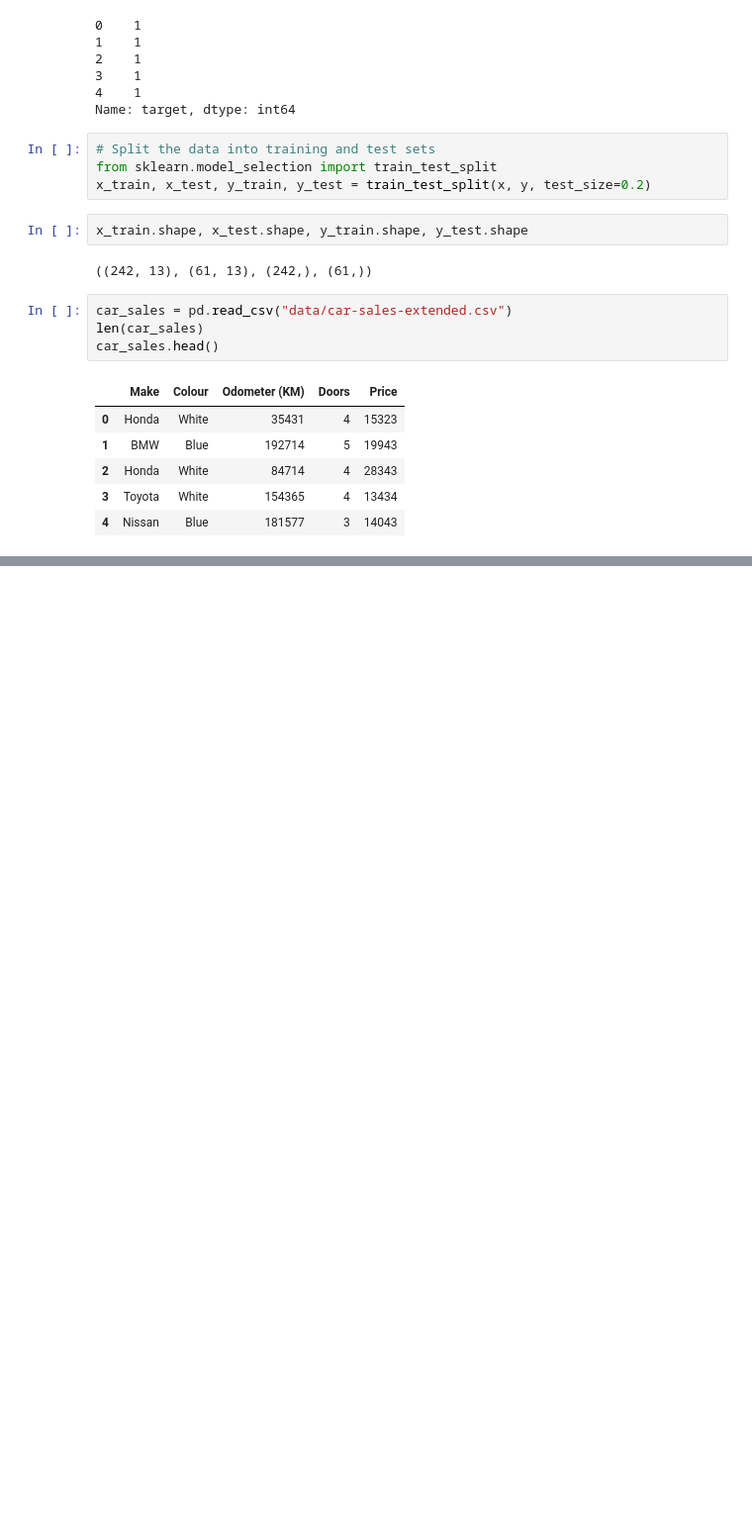
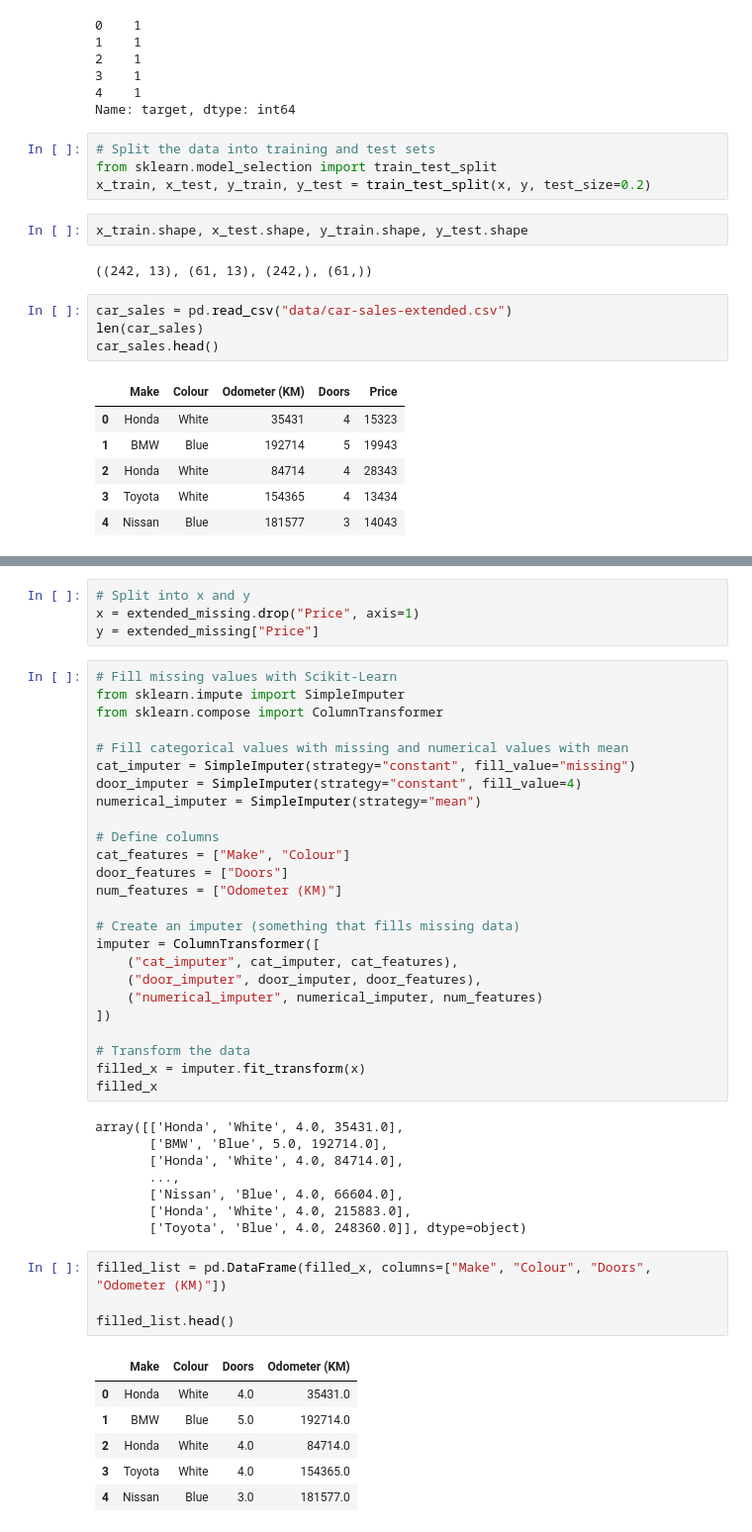
Before and after one commit to johnnvas/scikitlearn-demo, a Jupyter notebook: scikit-learn_demo.ipynb, the cells around one changed output, grey strips where cells are left out. Shown: that part at 99% size. Cells and saved outputs as stored; diff of their text form; blank space fills up the shorter version.

```diff
--- a/scikit-learn_demo.ipynb
+++ b/scikit-learn_demo.ipynb
@@ -499,0 +529,48 @@ array([[0.00000e+00, 1.00000e+00, 0.00000e+00, ..., 0.00000e+00,
+# %%
+# Split into x and y
+x = extended_missing.drop("Price", axis=1)
+y = extended_missing["Price"]
+# %%
+# Fill missing values with Scikit-Learn
+from sklearn.impute import SimpleImputer
+from sklearn.compose import ColumnTransformer
+
+# Fill categorical values with missing and numerical values with mean
+cat_imputer = SimpleImputer(strategy="constant", fill_value="missing")
+door_imputer = SimpleImputer(strategy="constant", fill_value=4)
+numerical_imputer = SimpleImputer(strategy="mean")
+
+# Define columns
+cat_features = ["Make", "Colour"]
+door_features = ["Doors"]
+num_features = ["Odometer (KM)"]
+
+# Create an imputer (something that fills missing data)
+imputer = ColumnTransformer([
+    ("cat_imputer", cat_imputer, cat_features),
+    ("door_imputer", door_imputer, door_features),
+    ("numerical_imputer", numerical_imputer, num_features)
+])
+
+# Transform the data
+filled_x = imputer.fit_transform(x)
+filled_x
+# %% [output]
+array([['Honda', 'White', 4.0, 35431.0],
+       ['BMW', 'Blue', 5.0, 192714.0],
+       ['Honda', 'White', 4.0, 84714.0],
+       ...,
+       ['Nissan', 'Blue', 4.0, 66604.0],
+       ['Honda', 'White', 4.0, 215883.0],
+       ['Toyota', 'Blue', 4.0, 248360.0]], dtype=object)
+# %%
+filled_list = pd.DataFrame(filled_x, columns=["Make", "Colour", "Doors", "Odometer (KM)"])
+
+filled_list.head()
+# %% [output]
+|  | Make | Colour | Doors | Odometer (KM) |
+| 0 | Honda | White | 4.0 | 35431.0 |
+| 1 | BMW | Blue | 5.0 | 192714.0 |
+| 2 | Honda | White | 4.0 | 84714.0 |
+| 3 | Toyota | White | 4.0 | 154365.0 |
+| 4 | Nissan | Blue | 3.0 | 181577.0 |
```
Also changed, not shown: parts of 53 cells of this notebook.
